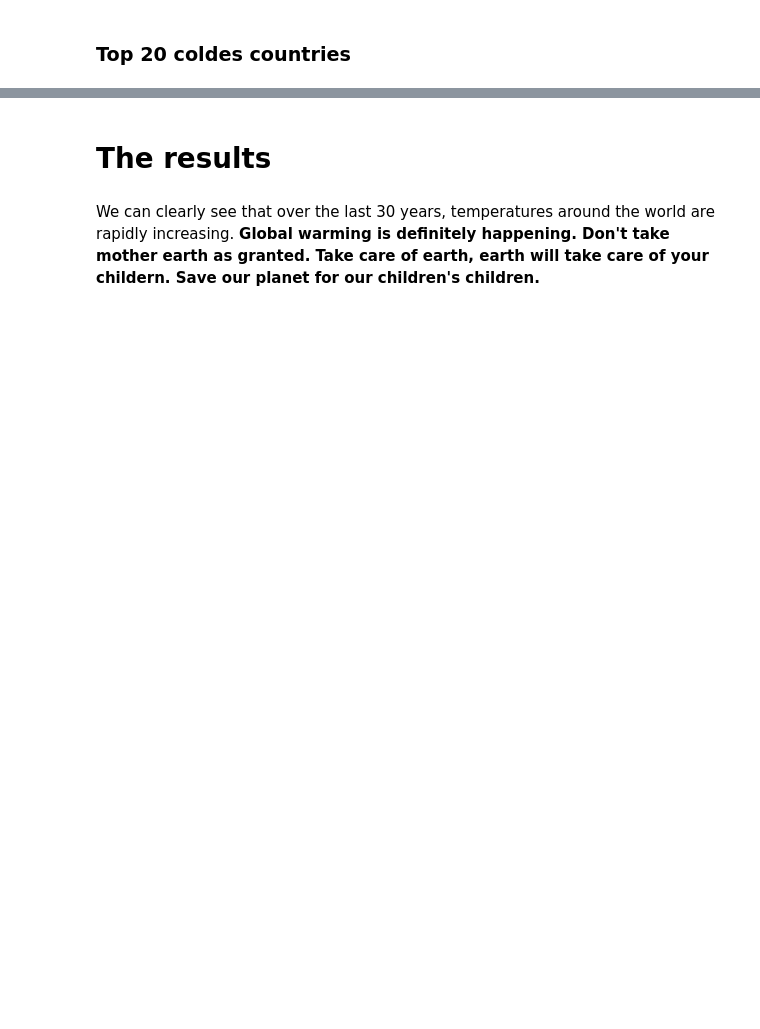
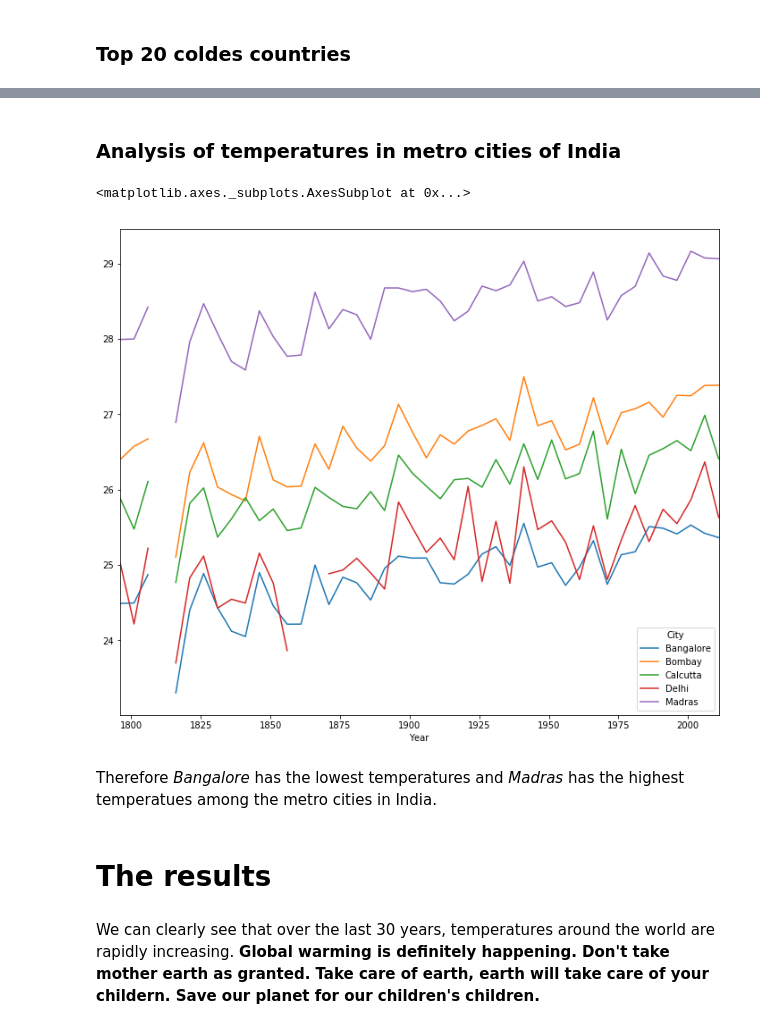
Before and after one commit to 19andt/Data-Science, a Jupyter notebook: Climate Change/Climate Change.ipynb, the cells around one changed output, grey strips where cells are left out. Cells and saved outputs as stored; diff of their text form; code cells hidden in the pictures; blank space fills up the shorter version.

```diff
--- a/Climate Change/Climate Change.ipynb
+++ b/Climate Change/Climate Change.ipynb
@@ -63,3 +63,7 @@ AverageTemperature               32651
 AverageTemperatureUncertainty    31912
 Country                              0
 dtype: int64
+# %%
+major_cities=pd.read_csv('Input/GlobalLandTemperaturesByMajorCity.csv')
+print(major_cities.shape)
+print(major_cities.isnull().sum())
@@ -87,6 +101,14 @@ countries['Year']=countries['DateTime'].dt.year
 countries['Month']=countries['DateTime'].dt.month
 countries['Day']=countries['DateTime'].dt.day
 countries=countries.drop('DateTime', 1)
+
+# Cleaning major city temperatures
+major_cities['DateTime']=pd.to_datetime(major_cities['dt'])
+major_cities=major_cities.drop('dt', 1)
+major_cities['Year']=major_cities['DateTime'].dt.year
+major_cities['Month']=major_cities['DateTime'].dt.month
+major_cities['Day']=major_cities['DateTime'].dt.day
+major_cities=major_cities.drop('DateTime', 1)
 # %% [markdown]
 ## Doing some basic analysis
 # %% [markdown]
@@ -205,3 +231,14 @@ df.sort_values('AverageTemperature').head(20).plot(kind='barh', x='Country', y='
+# %% [markdown]
+### Analysis of temperatures in metro cities of India
+# %%
+metro_cities=major_cities[major_cities['City'].isin(['Bangalore', 'Bombay', 'Calcutta', 'Delhi', 'Madras'])]
+sampled_years=metro_cities['Year'].unique()[::5]
+metro_cities[metro_cities['Year'].isin(sampled_years)].pivot_table(index='Year', columns="City", values='AverageTemperature').plot()
+# %% [output]
+<matplotlib.axes._subplots.AxesSubplot at 0x...>
+[figure, added]
+# %% [markdown]
+Therefore *Bangalore* has the lowest temperatures and *Madras* has the highest temperatues among the metro cities in India.
 # %% [markdown]
 # The results
 # %% [markdown]
```
Also changed, not shown: parts of 8 cells of this notebook, 4 other files.
